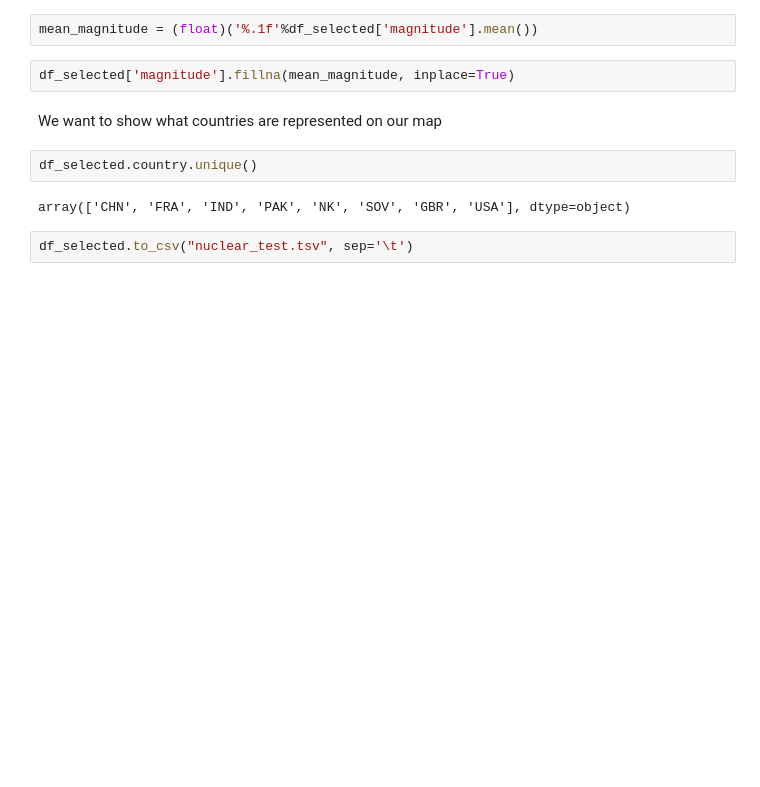
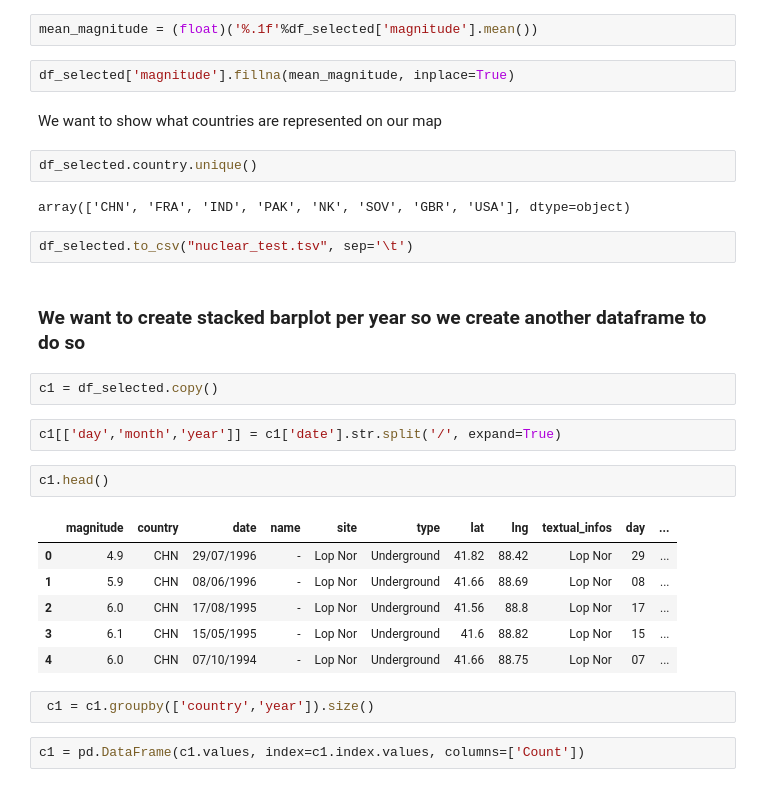
Before and after one commit to 3a036/nuclear-testing, a Jupyter notebook: DataProcessing/Data analysis and cleaning.ipynb, the cells around one changed output. Cells and saved outputs as stored; diff of their text form; blank space fills up the shorter version.

```diff
--- a/DataProcessing/Data analysis and cleaning.ipynb
+++ b/DataProcessing/Data analysis and cleaning.ipynb
@@ -286,3 +286,22 @@ df_selected.country.unique()
 array(['CHN', 'FRA', 'IND', 'PAK', 'NK', 'SOV', 'GBR', 'USA'], dtype=object)
 # %%
 df_selected.to_csv("nuclear_test.tsv", sep='\t')
+# %% [markdown]
+### We want to create stacked barplot per year so we create another dataframe to do so
+# %%
+c1 = df_selected.copy()
+# %%
+c1[['day','month','year']] = c1['date'].str.split('/', expand=True)
+# %%
+c1.head()
+# %% [output]
+|  | magnitude | country | date | name | site | type | lat | lng | textual_infos | day | ... |
+| 0 | 4.9 | CHN | 29/07/1996 | - | Lop Nor | Underground | 41.82 | 88.42 | Lop Nor | 29 | ... |
+| 1 | 5.9 | CHN | 08/06/1996 | - | Lop Nor | Underground | 41.66 | 88.69 | Lop Nor | 08 | ... |
+| 2 | 6.0 | CHN | 17/08/1995 | - | Lop Nor | Underground | 41.56 | 88.8 | Lop Nor | 17 | ... |
+| 3 | 6.1 | CHN | 15/05/1995 | - | Lop Nor | Underground | 41.6 | 88.82 | Lop Nor | 15 | ... |
+| 4 | 6.0 | CHN | 07/10/1994 | - | Lop Nor | Underground | 41.66 | 88.75 | Lop Nor | 07 | ... |
+# %%
+ c1 = c1.groupby(['country','year']).size()
+# %%
+c1 = pd.DataFrame(c1.values, index=c1.index.values, columns=['Count'])
```
Also changed, not shown: 1 other file.
